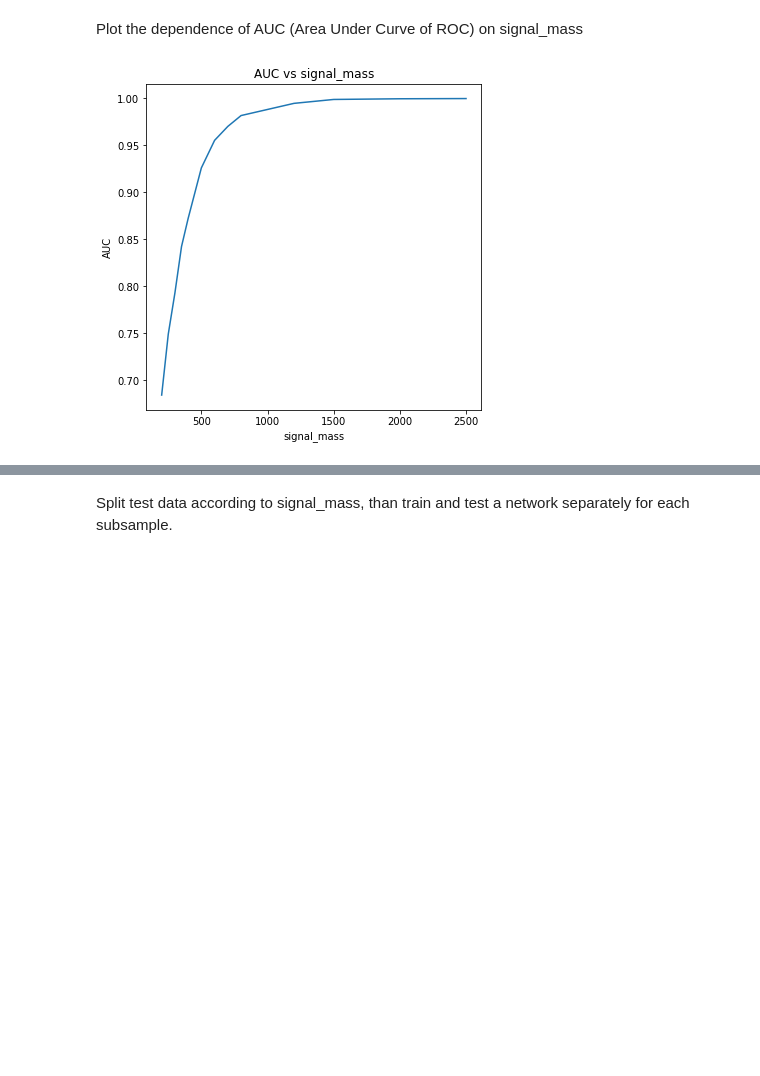
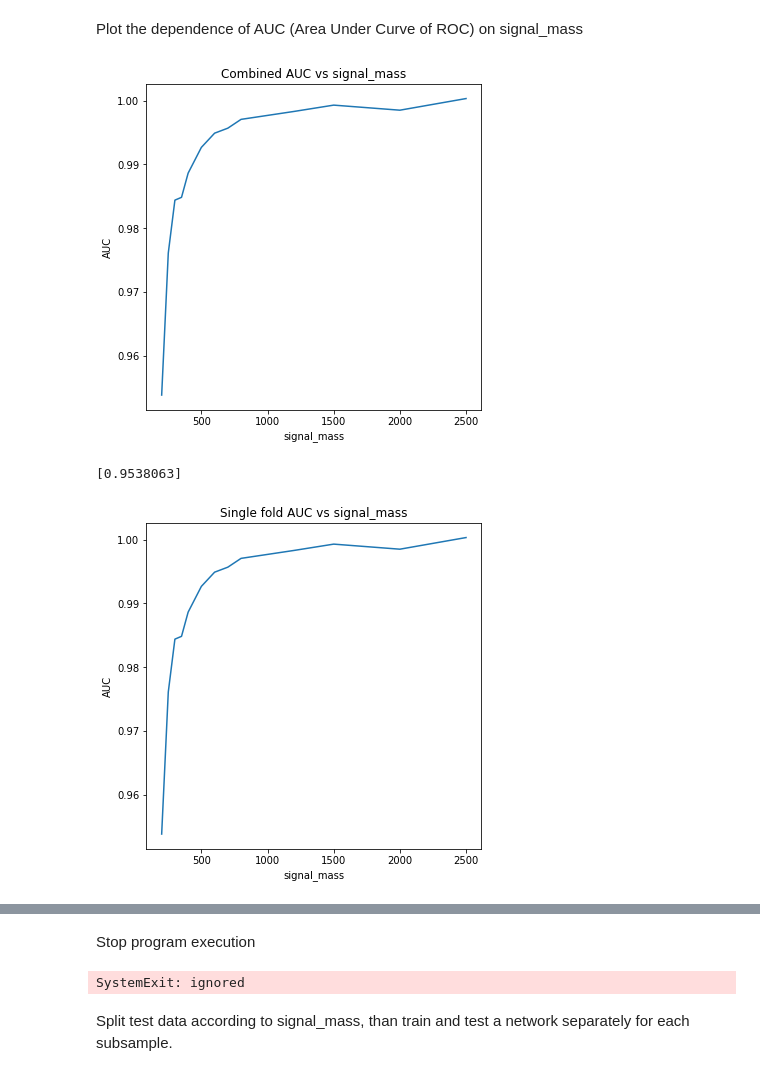
Before and after one commit to marcinwolter/Higgs_Janka, a Jupyter notebook: Higgs_Janka.ipynb, the cells around one changed output, grey strips where cells are left out. Saved outputs shown, nothing was run; the diff lists cells and outputs as text; code cells hidden in the pictures; blank space fills up the shorter version.

```diff
--- a/Higgs_Janka.ipynb
+++ b/Higgs_Janka.ipynb
@@ -173,12 +177,16 @@ def evaluate_model(dataX, dataY, sw, n_folds=5):
     print("fit_model")
     history, model = fit_model(model, trainX, trainY, trainSW, testX, testY, testSW)
     # evaluate model
-    _, acc = model.evaluate(testX, testY, verbose=0)
-    print('> %.3f' % (acc * 100.0))
+    loss, auc  = model.evaluate(testX, testY, verbose=0)
+    print(loss, auc)
 		# stores scores
-    scores.append(acc)
+    scores.append(loss)
     histories.append(history)
     models.append(model)
+
+    # break the loop to avoid k-folding
+    break
+
   return scores, histories, models
 # %% [markdown]
 Plot learning curves and summary of training
@@ -231,7 +239,7 @@ def network_fit(x_train_all, y_train_all, sw_train_all):
   np_x_train_all = np.array(layer(np_x_train_all))
 
   # Train the network.
-  n_folds = 3  # number of folds
+  n_folds = 10  # number of folds
   scores, histories, models = evaluate_model(np_x_train_all, np_y_train_all, np_sw_train_all, n_folds=n_folds)
 
   return scores, histories, models
@@ -328,6 +346,8 @@ def test_ensamble(x_test_all, y_test_all, sw_test_all):
 Split test data according to signal_mass and test the classifier performance separately on each subsample
 # %%
 auc_list = []
+av_auc_list = []
+aucs_list = []
 
 for m in masses:
   print("signal_mass = ",m)
@@ -337,6 +357,9 @@ for m in masses:
   y_test_m = y_test_all[mask]
   sw_test_m = sw_test_all[mask]
 
-  auc_list.append(test_ensamble(x_test_m, y_test_m, sw_test_m))
+  auc, av_auc, aucs = test_ensamble(x_test_m, y_test_m, sw_test_m)
+  auc_list.append(auc)
+  av_auc_list.append(av_auc)
+  aucs_list.append(aucs)
 # %% [output]
 signal_mass =  200
@@ -363,17 +384,40 @@ Plot the dependence of AUC (Area Under Curve of ROC) on signal_mass
 # %%
 
 plt.figure(figsize=(6,6))
-plt.plot(masses,auc_list)
-plt.title('AUC vs signal_mass')
+plt.plot(masses, np.array(auc_list))
+plt.title('Combined AUC vs signal_mass')
+plt.xlabel("signal_mass")
+plt.ylabel("AUC")
+plt.show()
+
+print(aucs_list[0])
+
+plt.figure(figsize=(6,6))
+for i in range(len(aucs_list[0])):
+  aux=[]
+  for k in range(len(aucs_list)):
+    aux.append(aucs_list[k][i])
+  plt.plot(masses, np.array(aux))
+plt.title('Single fold AUC vs signal_mass')
+plt.xlabel("signal_mass")
+plt.ylabel("AUC")
+plt.show()
+
+
+plt.figure(figsize=(6,6))
+plt.plot(masses, np.array(av_auc_list))
+plt.title('Mean single fold AUC vs signal_mass')
 plt.xlabel("signal_mass")
 plt.ylabel("AUC")
 plt.show()
 
 
 # Calling DataFrame constructor after zipping
 # both lists, with columns specified
-aucf = pd.DataFrame(list(zip(masses, auc_list)),
-               columns =['signal_mass', 'auc'])
+aucf = pd.DataFrame(list(zip(masses, auc_list, av_auc_list)),
+               columns =['signal_mass', 'comb. auc', 'mean auc'])
 aucf
 # %% [output]
-[figure, old version]
+[figure, new version]
+[0.9538063]
+[figure, added]
@@ -394,3 +439,10 @@ aucf
+# %% [markdown]
+Stop program execution
+# %%
+import sys
+sys.exit()
+# %% [output]
+SystemExit: ignored
 # %% [markdown]
 Split test data according to signal_mass, than train and test a network separately for each subsample.
 # %%
```
Also changed, not shown: parts of 14 cells of this notebook.
